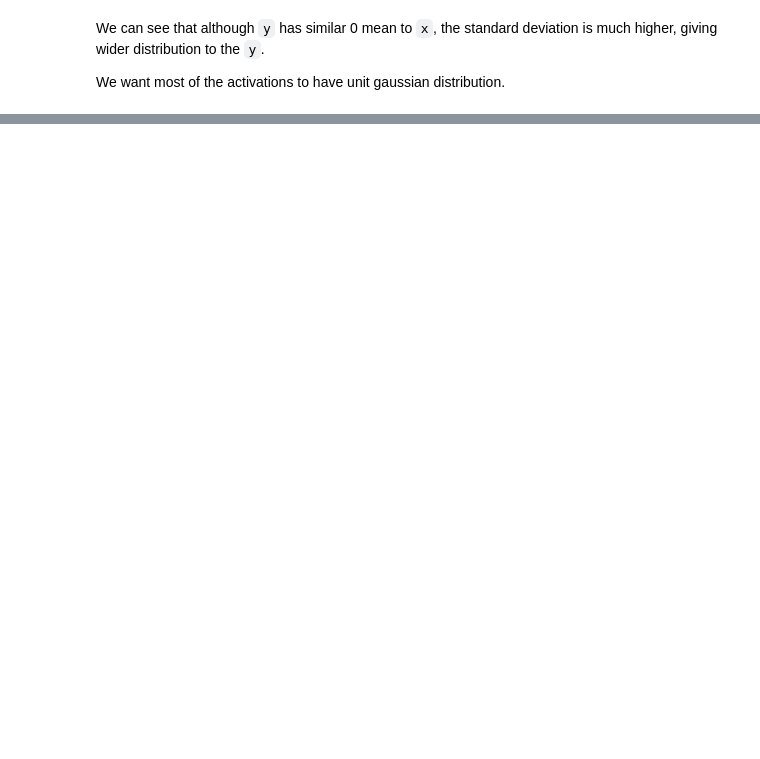
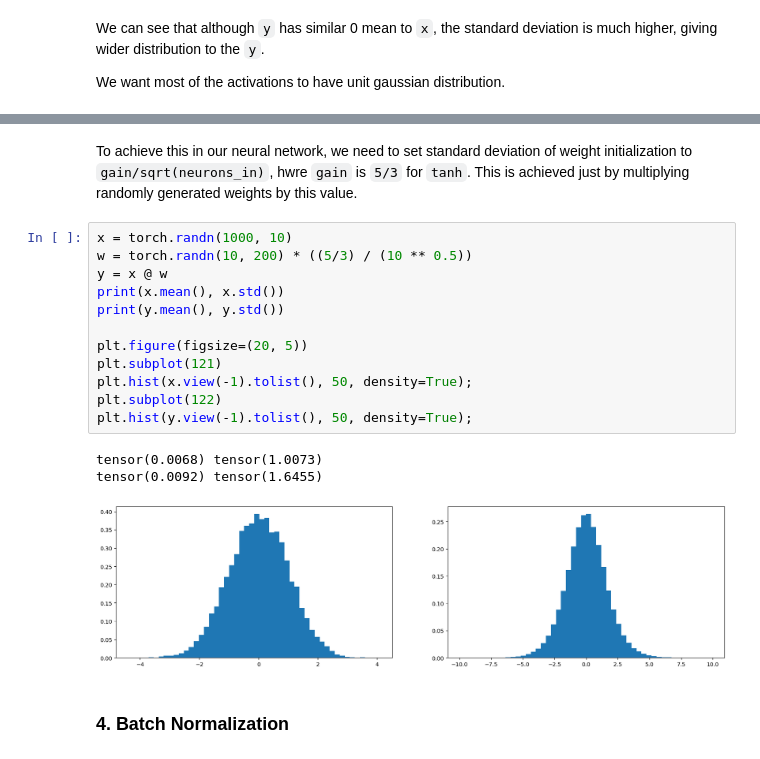
Before and after one commit to blackbird71SR/CharacterLLMs, a Jupyter notebook: build_makemore_part2.ipynb, the cells around one changed output, grey strips where cells are left out. Saved outputs shown, nothing was run; the diff lists cells and outputs as text; blank space fills up the shorter version.

Commit message:
Add kaiming_normal weight initialization for activations to have unit gaussian distribution

```diff
--- a/build_makemore_part2.ipynb
+++ b/build_makemore_part2.ipynb
@@ -466,0 +476,20 @@ tensor(-0.0006) tensor(1.0221)
+# %% [markdown]
+To achieve this in our neural network, we need to set standard deviation of weight initialization to `gain/sqrt(neurons_in)`, hwre `gain` is `5/3` for `tanh`. This is achieved just by multiplying randomly generated weights by this value.
+# %%
+x = torch.randn(1000, 10)
+w = torch.randn(10, 200) * ((5/3) / (10 ** 0.5))
+y = x @ w
+print(x.mean(), x.std())
+print(y.mean(), y.std())
+
+plt.figure(figsize=(20, 5))
+plt.subplot(121)
+plt.hist(x.view(-1).tolist(), 50, density=True);
+plt.subplot(122)
+plt.hist(y.view(-1).tolist(), 50, density=True);
+# %% [output]
+tensor(0.0068) tensor(1.0073)
+tensor(0.0092) tensor(1.6455)
+[figure, added]
+# %% [markdown]
+### 4. Batch Normalization
```
Also changed, not shown: parts of 11 cells of this notebook.
